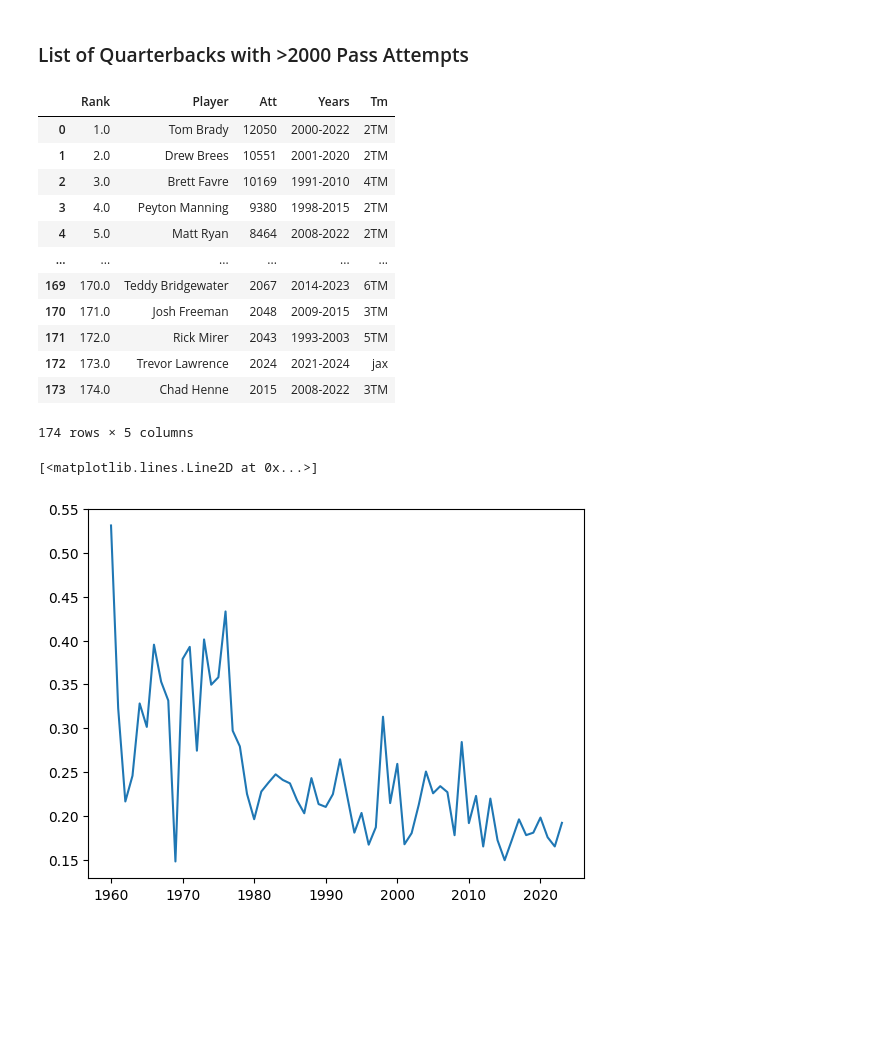
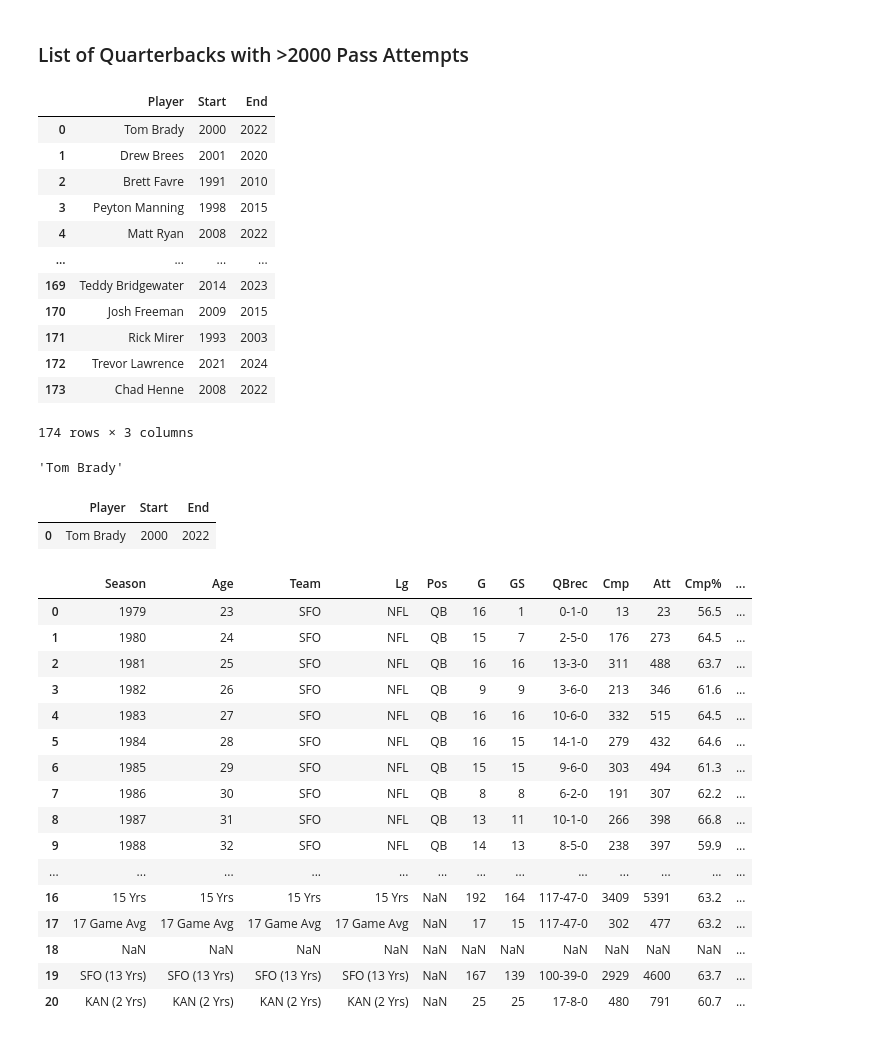
Before and after one commit to ColeBromfield01/NFL_Quarterbacks, a Jupyter notebook: main.ipynb, the cells around one changed output. Cells and saved outputs as stored; diff of their text form; code cells hidden in the pictures; blank space fills up the shorter version.

```diff
--- a/main.ipynb
+++ b/main.ipynb
@@ -74,25 +74,70 @@ year_by_year
 # %%
 url = 'https://www.pro-football-reference.com/leaders/pass_att_career.htm'
 df_att = pd.read_html(url)[0]
-df_qual = df_att[df_att['Att'] >= 2000]
+df_qual = df_att[df_att['Att'] >= 2000].copy()
 df_qual.loc[:, 'Player'] = df_qual['Player'].str.replace(r'[^a-zA-Z\s]', '', regex=True)
+df_qual.loc[:, 'Start'] = df_qual['Years'].str[:4]
+df_qual.loc[:, 'End'] = df_qual['Years'].str[-4:]
+df_qual = df_qual[['Player', 'Start', 'End']]
 df_qual
 # %% [output]
-|  | Rank | Player | Att | Years | Tm |
-| 0 | 1.0 | Tom Brady | 12050 | 2000-2022 | 2TM |
-| 1 | 2.0 | Drew Brees | 10551 | 2001-2020 | 2TM |
-| 2 | 3.0 | Brett Favre | 10169 | 1991-2010 | 4TM |
-| 3 | 4.0 | Peyton Manning | 9380 | 1998-2015 | 2TM |
-| 4 | 5.0 | Matt Ryan | 8464 | 2008-2022 | 2TM |
-| ... | ... | ... | ... | ... | ... |
-| 169 | 170.0 | Teddy Bridgewater | 2067 | 2014-2023 | 6TM |
-| 170 | 171.0 | Josh Freeman | 2048 | 2009-2015 | 3TM |
-| 171 | 172.0 | Rick Mirer | 2043 | 1993-2003 | 5TM |
-| 172 | 173.0 | Trevor Lawrence | 2024 | 2021-2024 | jax |
-| 173 | 174.0 | Chad Henne | 2015 | 2008-2022 | 3TM |
+|  | Player | Start | End |
+| 0 | Tom Brady | 2000 | 2022 |
+| 1 | Drew Brees | 2001 | 2020 |
+| 2 | Brett Favre | 1991 | 2010 |
+| 3 | Peyton Manning | 1998 | 2015 |
+| 4 | Matt Ryan | 2008 | 2022 |
+| ... | ... | ... | ... |
+| 169 | Teddy Bridgewater | 2014 | 2023 |
+| 170 | Josh Freeman | 2009 | 2015 |
+| 171 | Rick Mirer | 1993 | 2003 |
+| 172 | Trevor Lawrence | 2021 | 2024 |
+| 173 | Chad Henne | 2008 | 2022 |
-174 rows × 5 columns
+174 rows × 3 columns
+# %%
+df_qual.at[0, 'Player']
+# %% [output]
+'Tom Brady'
+# %%
+df_qual[df_qual['Player'] == 'Tom Brady']
+# %% [output]
+|  | Player | Start | End |
+| 0 | Tom Brady | 2000 | 2022 |
 # %%
-plt.plot(year_by_year['Year'], year_by_year['CV'])
+name_str = "Joe Montana"
+split = name_str.split()
+
+val = 0
+
+while True:
+    lookup = split[1][:4] + split[0][:2] + "0" + str(val)
+
+    url = f'https://www.pro-football-reference.com/players/{split[1][0]}/{lookup}.htm'
+    df_test = pd.read_html(url)[0]
+    if 'Season' not in df_test.columns.tolist():
+        df_test = pd.read_html(url, header=1)[0]
+
+    if df_test.loc[0, "Season"] == df_qual[df_qual['Player'] == name_str].iloc[0]['Start']:
+        break
+    else:
+        val += 1
+
+df_test
 # %% [output]
-[<matplotlib.lines.Line2D at 0x...>]
-[figure, removed]
+|  | Season | Age | Team | Lg | Pos | G | GS | QBrec | Cmp | Att | Cmp% | ... |
+| 0 | 1979 | 23 | SFO | NFL | QB | 16 | 1 | 0-1-0 | 13 | 23 | 56.5 | ... |
+| 1 | 1980 | 24 | SFO | NFL | QB | 15 | 7 | 2-5-0 | 176 | 273 | 64.5 | ... |
+| 2 | 1981 | 25 | SFO | NFL | QB | 16 | 16 | 13-3-0 | 311 | 488 | 63.7 | ... |
+| 3 | 1982 | 26 | SFO | NFL | QB | 9 | 9 | 3-6-0 | 213 | 346 | 61.6 | ... |
+| 4 | 1983 | 27 | SFO | NFL | QB | 16 | 16 | 10-6-0 | 332 | 515 | 64.5 | ... |
+| 5 | 1984 | 28 | SFO | NFL | QB | 16 | 15 | 14-1-0 | 279 | 432 | 64.6 | ... |
+| 6 | 1985 | 29 | SFO | NFL | QB | 15 | 15 | 9-6-0 | 303 | 494 | 61.3 | ... |
+| 7 | 1986 | 30 | SFO | NFL | QB | 8 | 8 | 6-2-0 | 191 | 307 | 62.2 | ... |
+| 8 | 1987 | 31 | SFO | NFL | QB | 13 | 11 | 10-1-0 | 266 | 398 | 66.8 | ... |
+| 9 | 1988 | 32 | SFO | NFL | QB | 14 | 13 | 8-5-0 | 238 | 397 | 59.9 | ... |
+| ... | ... | ... | ... | ... | ... | ... | ... | ... | ... | ... | ... | ... |
+| 16 | 15 Yrs | 15 Yrs | 15 Yrs | 15 Yrs | NaN | 192 | 164 | 117-47-0 | 3409 | 5391 | 63.2 | ... |
+| 17 | 17 Game Avg | 17 Game Avg | 17 Game Avg | 17 Game Avg | NaN | 17 | 15 | 117-47-0 | 302 | 477 | 63.2 | ... |
+| 18 | NaN | NaN | NaN | NaN | NaN | NaN | NaN | NaN | NaN | NaN | NaN | ... |
+| 19 | SFO (13 Yrs) | SFO (13 Yrs) | SFO (13 Yrs) | SFO (13 Yrs) | NaN | 167 | 139 | 100-39-0 | 2929 | 4600 | 63.7 | ... |
+| 20 | KAN (2 Yrs) | KAN (2 Yrs) | KAN (2 Yrs) | KAN (2 Yrs) | NaN | 25 | 25 | 17-8-0 | 480 | 791 | 60.7 | ... |
```
Also changed, not shown: parts of 1 cell of this notebook.
